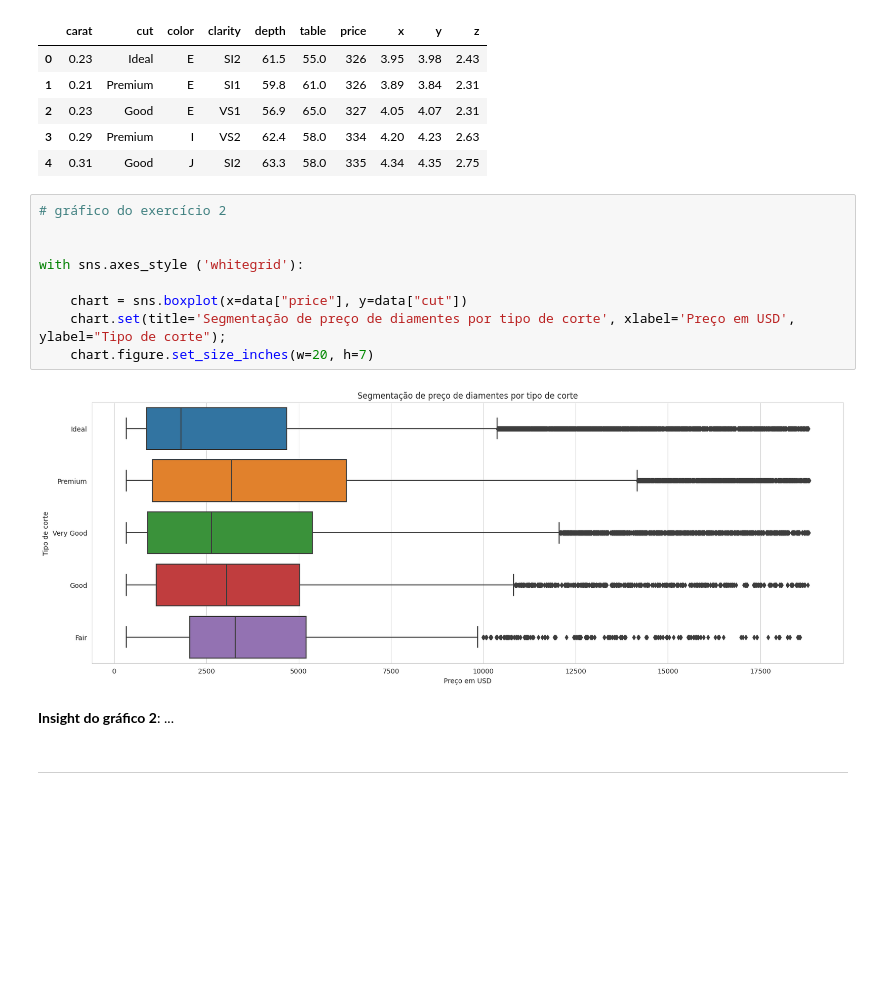
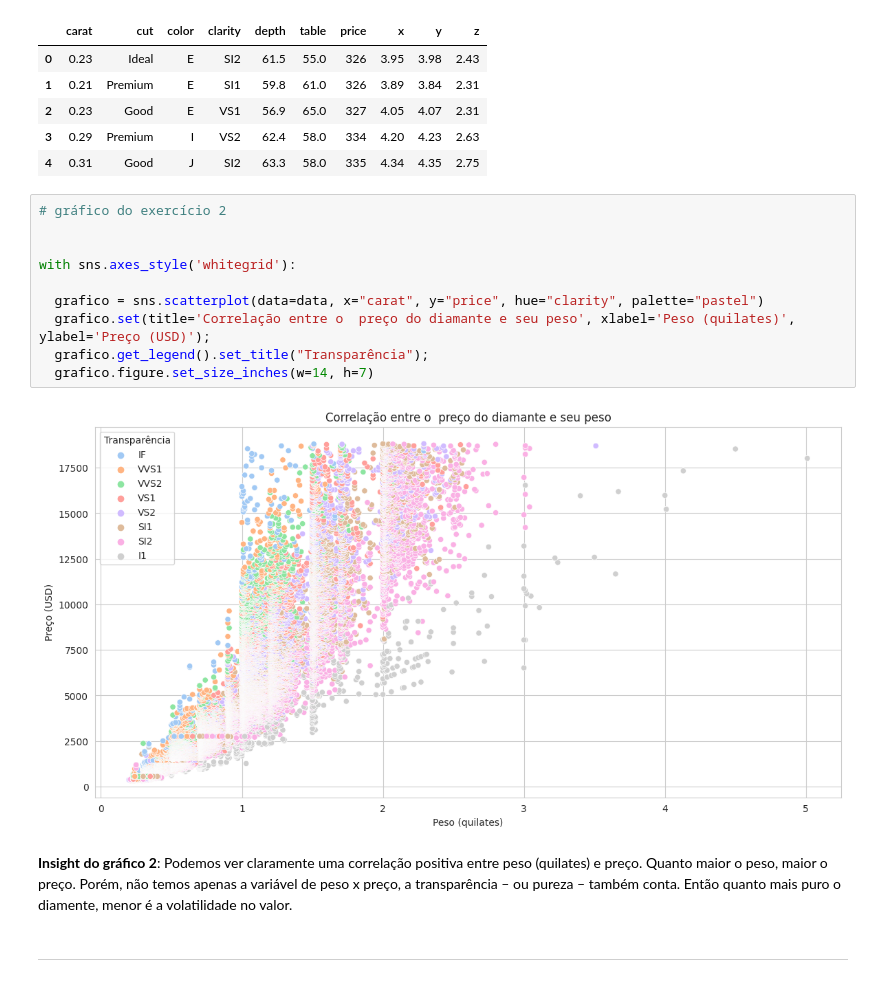
Before and after one commit to eugabrielolegario/data-analytics-ebac, a Jupyter notebook: 02_data_analytics/06_data_visualization_ii/06_data_visualization_ii.ipynb, the cells around one changed output. Saved outputs shown, nothing was run; the diff lists cells and outputs as text; blank space fills up the shorter version.

Commit message:
feat: :chart_with_upwards_trend: add insights

```diff
--- a/02_data_analytics/06_data_visualization_ii/06_data_visualization_ii.ipynb
+++ b/02_data_analytics/06_data_visualization_ii/06_data_visualization_ii.ipynb
@@ -66,16 +68,17 @@ data.head()
 # %%
 # gráfico do exercício 2
 
 
-with sns.axes_style ('whitegrid'):
+with sns.axes_style('whitegrid'):
 
-    chart = sns.boxplot(x=data["price"], y=data["cut"])
-    chart.set(title='Segmentação de preço de diamentes por tipo de corte', xlabel='Preço em USD', ylabel="Tipo de corte");
-    chart.figure.set_size_inches(w=20, h=7)
+  grafico = sns.scatterplot(data=data, x="carat", y="price", hue="clarity", palette="pastel")
+  grafico.set(title='Correlação entre o  preço do diamante e seu peso', xlabel='Peso (quilates)', ylabel='Preço (USD)');
+  grafico.get_legend().set_title("Transparência");
+  grafico.figure.set_size_inches(w=14, h=7)
 # %% [output]
-[figure, old version]
+[figure, new version]
-# %% [markdown]
-**Insight do gráfico 2**: ...
+# %% [markdown]
+**Insight do gráfico 2**: Podemos ver claramente uma correlação positiva entre peso (quilates) e preço. Quanto maior o peso, maior o preço. Porém, não temos apenas a variável de peso x preço, a transparência – ou pureza – também conta. Então quanto mais puro o diamente, menor é a volatilidade no valor.
 # %% [markdown]
 ---
 # %% [markdown]
```
Also changed, not shown: parts of 4 cells of this notebook.
